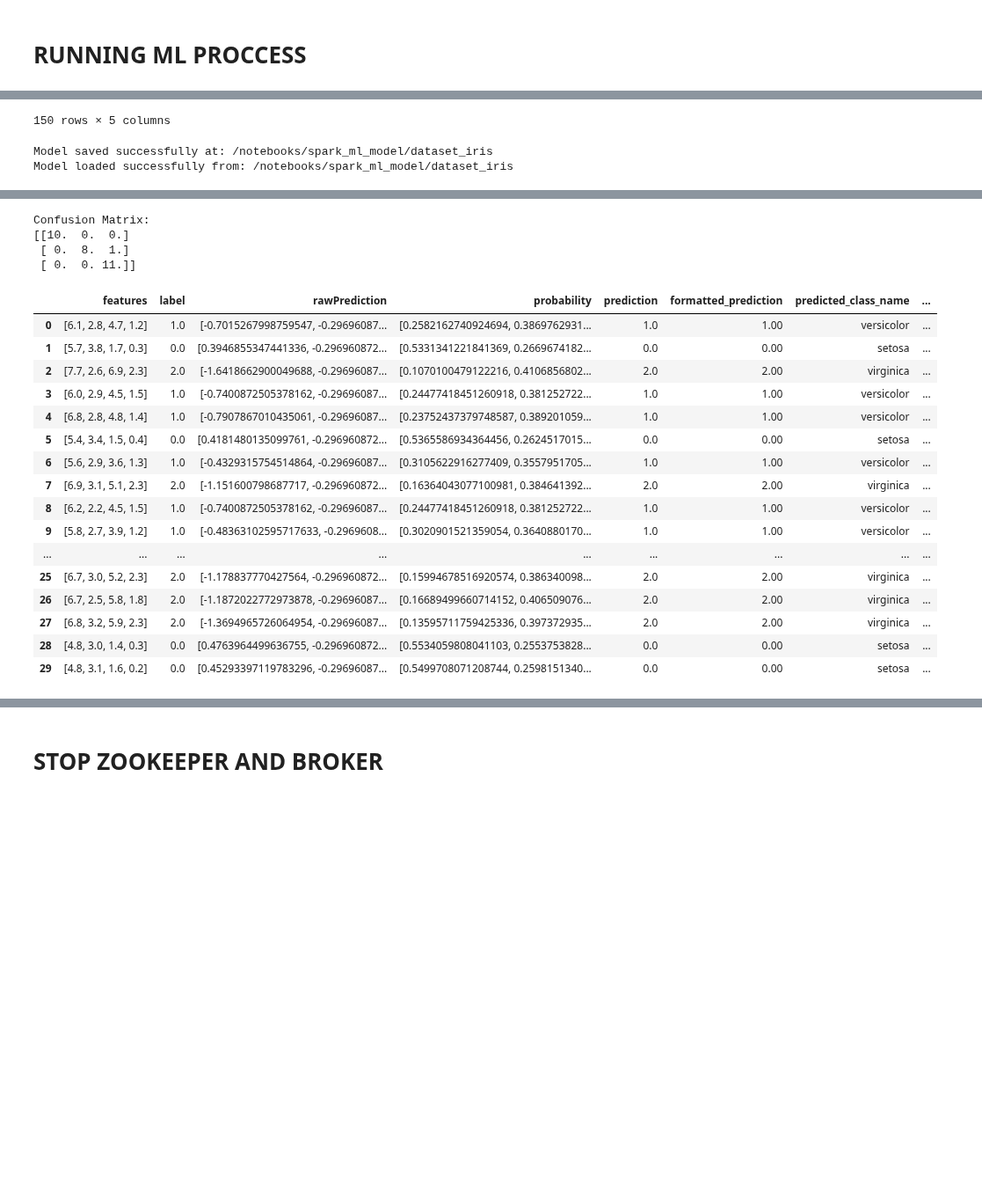
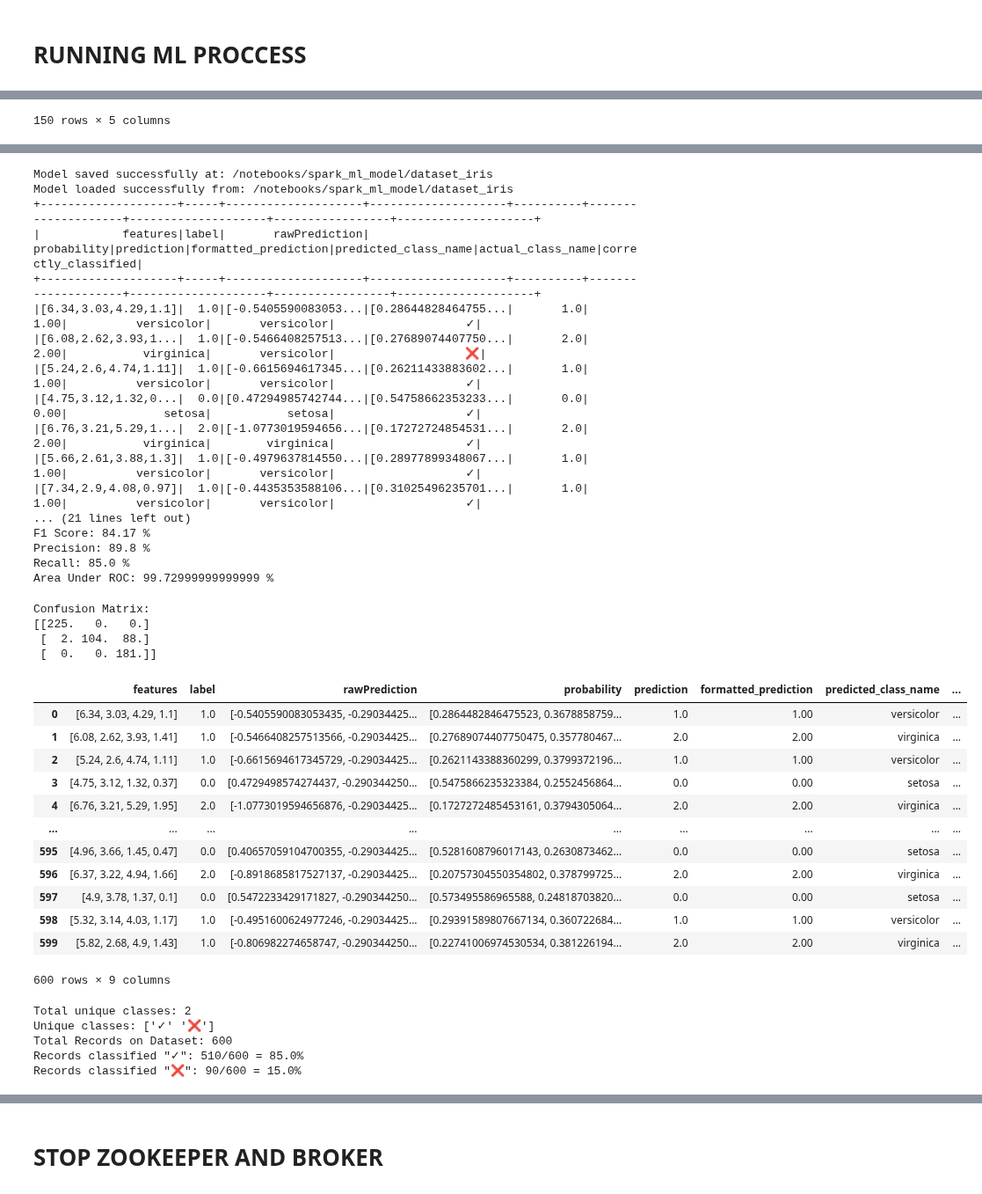
Before and after one commit to JorgeCardona/recursos, a Jupyter notebook: docker_hub/jupyterlab_multilanguages_dockerfile/Spark-Kafka-Confluence-Batch-Streaming-MlLib.ipynb, the cells around one changed output, grey strips where cells are left out. Shown at 88% size. Drawn from its saved outputs; the diff is of its cells as text; code cells hidden in the pictures; blank space fills up the shorter version.

```diff
--- a/docker_hub/jupyterlab_multilanguages_dockerfile/Spark-Kafka-Confluence-Batch-Streaming-MlLib.ipynb
+++ b/docker_hub/jupyterlab_multilanguages_dockerfile/Spark-Kafka-Confluence-Batch-Streaming-MlLib.ipynb
@@ -1808,7 +1860,7 @@ spark_ml_session = create_spark_session()
 data_features, target_classes = load_dataset()
 
 # Step 2.1: Load the sample dataset for esternal source
-dataset_file = 'https://raw.githubusercontent.com/JorgeCardona/recursos/main/datasets/iris_dataset.csv'
+dataset_file = "https://raw.githubusercontent.com/JorgeCardona/recursos/main/datasets/iris_dataset.csv"
 data_features, target_classes = load_dataset_from_csv(dataset_file)
 
 # Step 3: Split the dataset into training and testing sets
@@ -1856,8 +1908,11 @@ accuracy_f1Score_precision_recall_evaluator(prediction_result)
 area_under_curve_confusion_matrix_evaluator(prediction_result)
 
 # Step 11: Create a Pandas dataframe from the resulting Spark dataframe of predictions
-create_pandas_dataframe(spark_dataframe=prediction_result)
+df_results = create_pandas_dataframe(spark_dataframe=prediction_result)
 
 # Step 12: Close the Spark ML session
 spark_ml_session.stop()
+
+# Step 13: Check the results
+display_classification_results(df_results)
 # %% [output]
@@ -1873,6 +1931,4 @@ spark_ml_session.stop()
 | 147 | 6.5 | 3.0 | 5.2 | 2.0 | 2 |
 | 148 | 6.2 | 3.4 | 5.4 | 2.3 | 2 |
 | 149 | 5.9 | 3.0 | 5.1 | 1.8 | 2 |
-150 rows × 5 columns
-Model saved successfully at: /notebooks/spark_ml_model/dataset_iris
-Model loaded successfully from: /notebooks/spark_ml_model/dataset_iris
+150 rows × 5 columns
@@ -1896,21 +1936,39 @@ Area Under ROC: 1.0
-Confusion Matrix:
-[[10.  0.  0.]
- [ 0.  8.  1.]
- [ 0.  0. 11.]]
+Model saved successfully at: /notebooks/spark_ml_model/dataset_iris
+Model loaded successfully from: /notebooks/spark_ml_model/dataset_iris
++--------------------+-----+--------------------+--------------------+----------+--------------------+--------------------+-----------------+--------------------+
+|            features|label|       rawPrediction|         probability|prediction|formatted_prediction|predicted_class_name|actual_class_name|correctly_classified|
++--------------------+-----+--------------------+--------------------+----------+--------------------+--------------------+-----------------+--------------------+
+|[6.34,3.03,4.29,1.1]|  1.0|[-0.5405590083053...|[0.28644828464755...|       1.0|                1.00|          versicolor|       versicolor|                   ✓|
+|[6.08,2.62,3.93,1...|  1.0|[-0.5466408257513...|[0.27689074407750...|       2.0|                2.00|           virginica|       versicolor|                   ❌|
+|[5.24,2.6,4.74,1.11]|  1.0|[-0.6615694617345...|[0.26211433883602...|       1.0|                1.00|          versicolor|       versicolor|                   ✓|
+|[4.75,3.12,1.32,0...|  0.0|[0.47294985742744...|[0.54758662353233...|       0.0|                0.00|              setosa|           setosa|                   ✓|
+|[6.76,3.21,5.29,1...|  2.0|[-1.0773019594656...|[0.17272724854531...|       2.0|                2.00|           virginica|        virginica|                   ✓|
+|[5.66,2.61,3.88,1.3]|  1.0|[-0.4979637814550...|[0.28977899348067...|       1.0|                1.00|          versicolor|       versicolor|                   ✓|
+|[7.34,2.9,4.08,0.97]|  1.0|[-0.4435353588106...|[0.31025496235701...|       1.0|                1.00|          versicolor|       versicolor|                   ✓|
+... (21 lines left out)
+F1 Score: 84.17 %
+Precision: 89.8 %
+Recall: 85.0 %
+Area Under ROC: 99.72999999999999 %
+Confusion Matrix:
+[[225.   0.   0.]
+ [  2. 104.  88.]
+ [  0.   0. 181.]]
 |  | features | label | rawPrediction | probability | prediction | formatted_prediction | predicted_class_name | ... |
-| 0 | [6.1, 2.8, 4.7, 1.2] | 1.0 | [-0.7015267998759547, -0.29696087... | [0.2582162740924694, 0.3869762931... | 1.0 | 1.00 | versicolor | ... |
-| 1 | [5.7, 3.8, 1.7, 0.3] | 0.0 | [0.3946855347441336, -0.296960872... | [0.5331341221841369, 0.2669674182... | 0.0 | 0.00 | setosa | ... |
-| 2 | [7.7, 2.6, 6.9, 2.3] | 2.0 | [-1.6418662900049688, -0.29696087... | [0.1070100479122216, 0.4106856802... | 2.0 | 2.00 | virginica | ... |
-| 3 | [6.0, 2.9, 4.5, 1.5] | 1.0 | [-0.7400872505378162, -0.29696087... | [0.24477418451260918, 0.381252722... | 1.0 | 1.00 | versicolor | ... |
-| 4 | [6.8, 2.8, 4.8, 1.4] | 1.0 | [-0.7907867010435061, -0.29696087... | [0.23752437379748587, 0.389201059... | 1.0 | 1.00 | versicolor | ... |
-| 5 | [5.4, 3.4, 1.5, 0.4] | 0.0 | [0.4181480135099761, -0.296960872... | [0.5365586934364456, 0.2624517015... | 0.0 | 0.00 | setosa | ... |
-| 6 | [5.6, 2.9, 3.6, 1.3] | 1.0 | [-0.4329315754514864, -0.29696087... | [0.3105622916277409, 0.3557951705... | 1.0 | 1.00 | versicolor | ... |
-| 7 | [6.9, 3.1, 5.1, 2.3] | 2.0 | [-1.151600798687717, -0.296960872... | [0.16364043077100981, 0.384641392... | 2.0 | 2.00 | virginica | ... |
-| 8 | [6.2, 2.2, 4.5, 1.5] | 1.0 | [-0.7400872505378162, -0.29696087... | [0.24477418451260918, 0.381252722... | 1.0 | 1.00 | versicolor | ... |
-| 9 | [5.8, 2.7, 3.9, 1.2] | 1.0 | [-0.48363102595717633, -0.2969608... | [0.3020901521359054, 0.3640880170... | 1.0 | 1.00 | versicolor | ... |
+| 0 | [6.34, 3.03, 4.29, 1.1] | 1.0 | [-0.5405590083053435, -0.29034425... | [0.2864482846475523, 0.3678858759... | 1.0 | 1.00 | versicolor | ... |
+| 1 | [6.08, 2.62, 3.93, 1.41] | 1.0 | [-0.5466408257513566, -0.29034425... | [0.27689074407750475, 0.357780467... | 2.0 | 2.00 | virginica | ... |
+| 2 | [5.24, 2.6, 4.74, 1.11] | 1.0 | [-0.6615694617345729, -0.29034425... | [0.2621143388360299, 0.3799372196... | 1.0 | 1.00 | versicolor | ... |
+| 3 | [4.75, 3.12, 1.32, 0.37] | 0.0 | [0.4729498574274437, -0.290344250... | [0.5475866235323384, 0.2552456864... | 0.0 | 0.00 | setosa | ... |
+| 4 | [6.76, 3.21, 5.29, 1.95] | 2.0 | [-1.0773019594656876, -0.29034425... | [0.1727272485453161, 0.3794305064... | 2.0 | 2.00 | virginica | ... |
 | ... | ... | ... | ... | ... | ... | ... | ... | ... |
-| 25 | [6.7, 3.0, 5.2, 2.3] | 2.0 | [-1.178837770427564, -0.296960872... | [0.15994678516920574, 0.386340098... | 2.0 | 2.00 | virginica | ... |
-| 26 | [6.7, 2.5, 5.8, 1.8] | 2.0 | [-1.1872022772973878, -0.29696087... | [0.16689499660714152, 0.406509076... | 2.0 | 2.00 | virginica | ... |
-| 27 | [6.8, 3.2, 5.9, 2.3] | 2.0 | [-1.3694965726064954, -0.29696087... | [0.13595711759425336, 0.397372935... | 2.0 | 2.00 | virginica | ... |
-| 28 | [4.8, 3.0, 1.4, 0.3] | 0.0 | [0.4763964499636755, -0.296960872... | [0.5534059808041103, 0.2553753828... | 0.0 | 0.00 | setosa | ... |
-| 29 | [4.8, 3.1, 1.6, 0.2] | 0.0 | [0.45293397119783296, -0.29696087... | [0.5499708071208744, 0.2598151340... | 0.0 | 0.00 | setosa | ... |
+| 595 | [4.96, 3.66, 1.45, 0.47] | 0.0 | [0.40657059104700355, -0.29034425... | [0.5281608796017143, 0.2630873462... | 0.0 | 0.00 | setosa | ... |
+| 596 | [6.37, 3.22, 4.94, 1.66] | 2.0 | [-0.8918685817527137, -0.29034425... | [0.20757304550354802, 0.378799725... | 2.0 | 2.00 | virginica | ... |
+| 597 | [4.9, 3.78, 1.37, 0.1] | 0.0 | [0.5472233429171827, -0.290344250... | [0.573495586965588, 0.24818703820... | 0.0 | 0.00 | setosa | ... |
+| 598 | [5.32, 3.14, 4.03, 1.17] | 1.0 | [-0.4951600624977246, -0.29034425... | [0.29391589807667134, 0.360722684... | 1.0 | 1.00 | versicolor | ... |
+| 599 | [5.82, 2.68, 4.9, 1.43] | 1.0 | [-0.806982274658747, -0.290344250... | [0.22741006974530534, 0.381226194... | 2.0 | 2.00 | virginica | ... |
+600 rows × 9 columns
+Total unique classes: 2
+Unique classes: ['✓' '❌']
+Total Records on Dataset: 600
+Records classified "✓": 510/600 = 85.0%
+Records classified "❌": 90/600 = 15.0%
```
Also changed, not shown: parts of 6 cells of this notebook.
